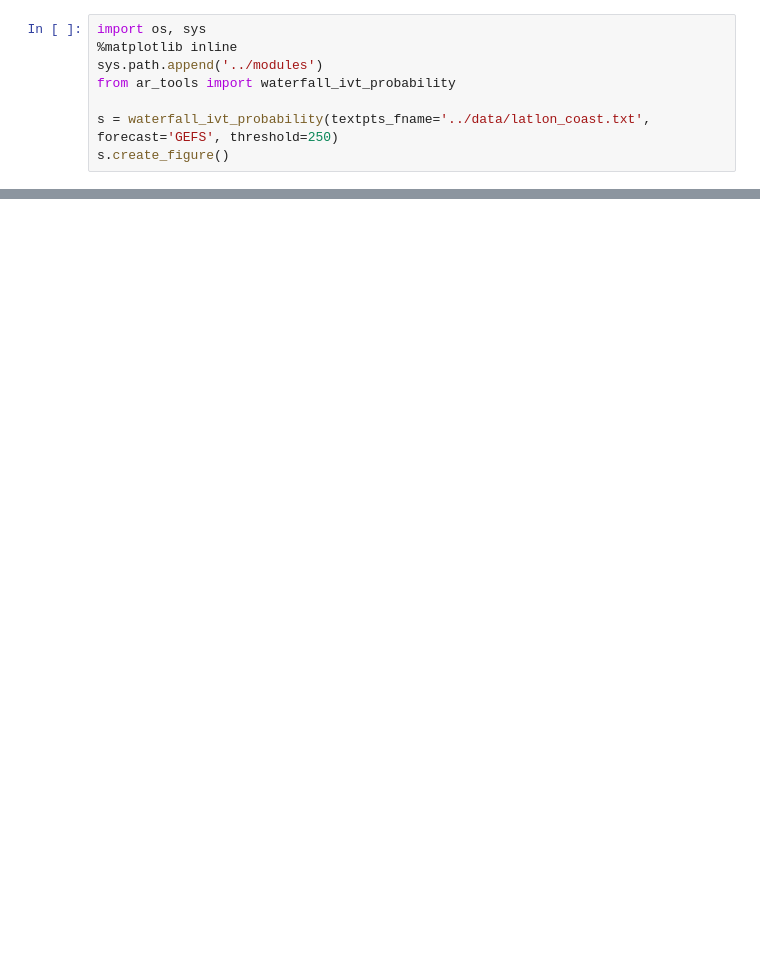
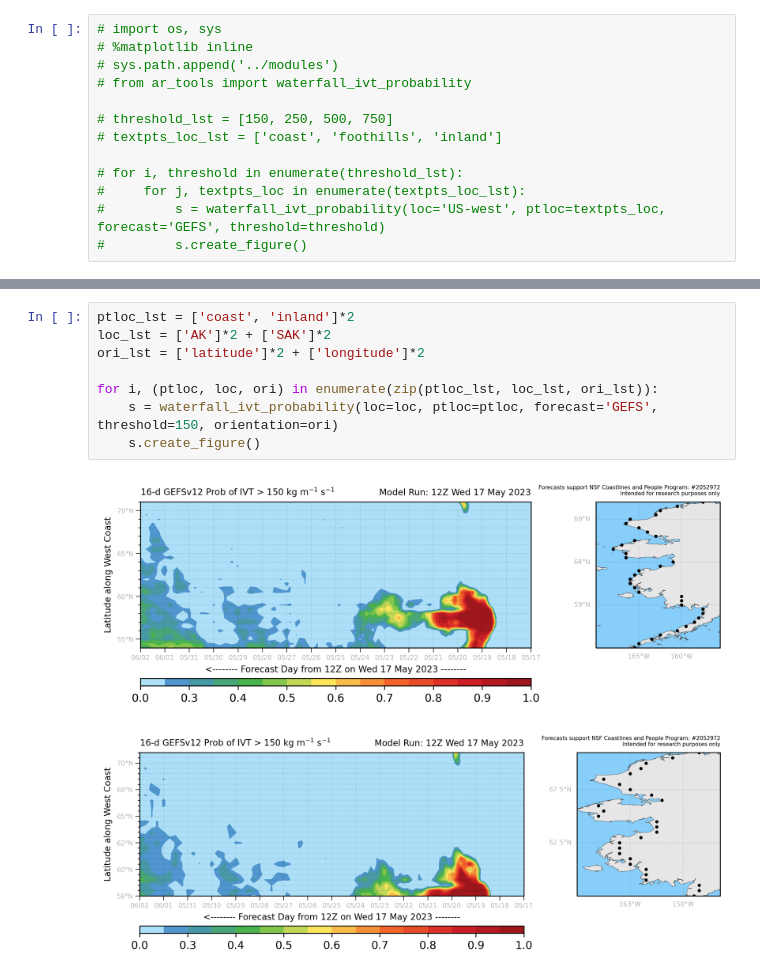
Before and after one commit to CW3E/ar_landfall_tool, a Jupyter notebook: analysis/waterfall_tool.ipynb, the cells around one changed output, grey strips where cells are left out. Saved outputs shown, nothing was run; the diff lists cells and outputs as text; blank space fills up the shorter version.

Commit message:
add AK longitude waterfall plot capabilities

```diff
--- a/analysis/waterfall_tool.ipynb
+++ b/analysis/waterfall_tool.ipynb
@@ -1,8 +1,13 @@
 # %%
-import os, sys
-%matplotlib inline
-sys.path.append('../modules')
-from ar_tools import waterfall_ivt_probability
+# import os, sys
+# %matplotlib inline
+# sys.path.append('../modules')
+# from ar_tools import waterfall_ivt_probability
 
-s = waterfall_ivt_probability(textpts_fname='../data/latlon_coast.txt', forecast='GEFS', threshold=250)
-s.create_figure()
+# threshold_lst = [150, 250, 500, 750]
+# textpts_loc_lst = ['coast', 'foothills', 'inland']
+
+# for i, threshold in enumerate(threshold_lst):
+#     for j, textpts_loc in enumerate(textpts_loc_lst):
+#         s = waterfall_ivt_probability(loc='US-west', ptloc=textpts_loc, forecast='GEFS', threshold=threshold)
+#         s.create_figure()
@@ -64,0 +121,11 @@ ERROR 1: PROJ: proj_create_from_database: Open of /home/dnash/miniconda3/envs/SE
+# %%
+ptloc_lst = ['coast', 'inland']*2
+loc_lst = ['AK']*2 + ['SAK']*2
+ori_lst = ['latitude']*2 + ['longitude']*2
+
+for i, (ptloc, loc, ori) in enumerate(zip(ptloc_lst, loc_lst, ori_lst)):
+    s = waterfall_ivt_probability(loc=loc, ptloc=ptloc, forecast='GEFS', threshold=150, orientation=ori)
+    s.create_figure()
+# %% [output]
+[figure, added]
+[figure, added]
```
Also changed, not shown: parts of 5 cells of this notebook, 25 other files.
